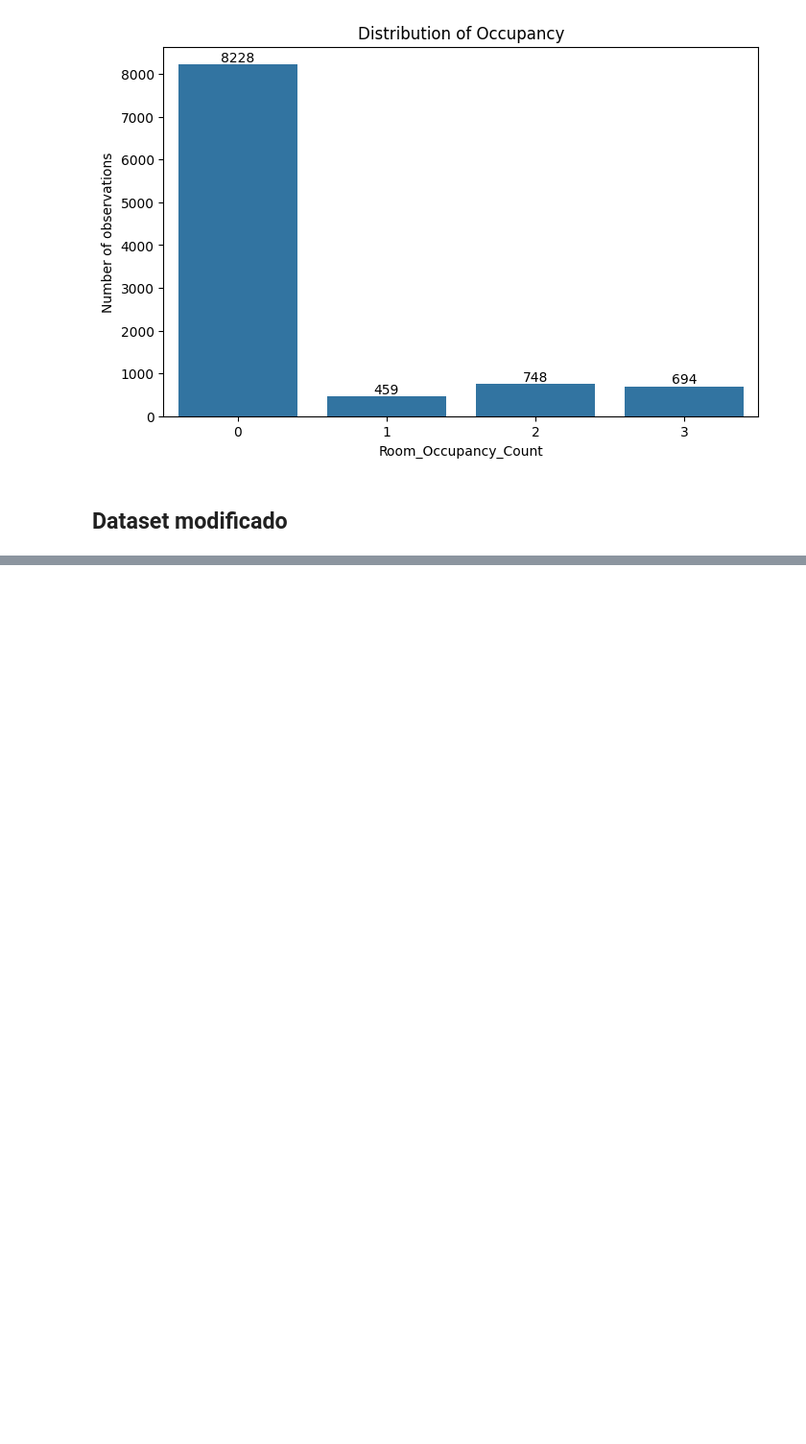
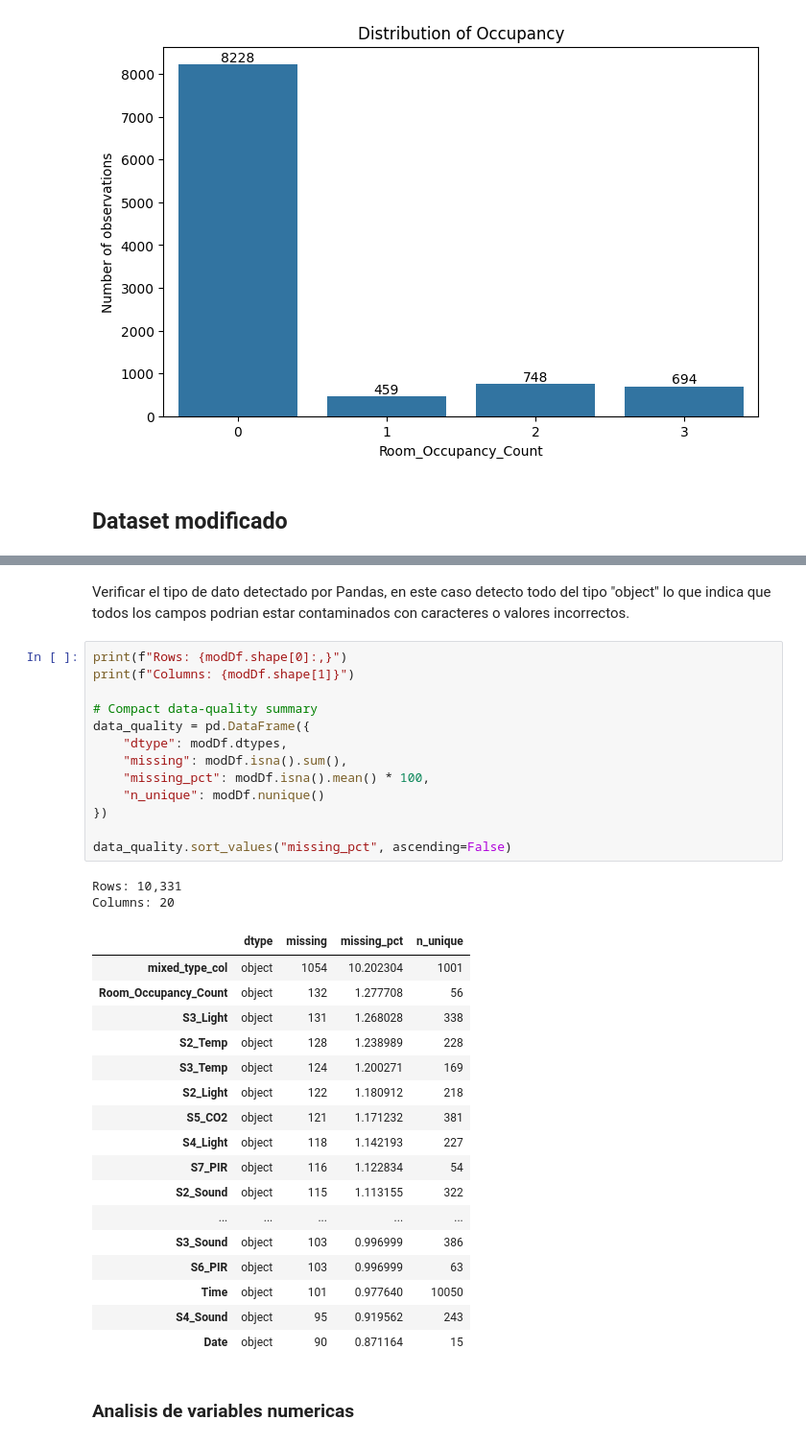
Before and after one commit to AngelBriFi/mlopsAct3, a Jupyter notebook: A03_A01796844.ipynb, the cells around one changed output, grey strips where cells are left out. Shown at 96% size. Saved outputs shown, nothing was run; the diff lists cells and outputs as text; blank space fills up the shorter version.

```diff
--- a/A03_A01796844.ipynb
+++ b/A03_A01796844.ipynb
@@ -214,3 +214,40 @@ ogDf.head()
 | 2 | 2017/12/22 | 10:50:42 | 25.0 | 24.75 | 24.5 | 25.44 | 121.0 | 34.0 | 53.0 | 40.0 | ... |
 | 3 | 2017/12/22 | 10:51:13 | 25.0 | 24.75 | 24.56 | 25.44 | 121.0 | 34.0 | 53.0 | 40.0 | ... |
 | 4 | 2017/12/22 | 10:51:44 | 25.0 | 24.75 | 24.56 | 25.44 | 121.0 | 34.0 | 54.0 | 40.0 | ... |
+# %% [markdown]
+Verificar el tipo de dato detectado por Pandas, en este caso detecto todo del tipo "object" lo que indica que todos los campos podrian estar contaminados con caracteres o valores incorrectos.
+# %%
+print(f"Rows: {modDf.shape[0]:,}")
+print(f"Columns: {modDf.shape[1]}")
+
+# Compact data-quality summary
+data_quality = pd.DataFrame({
+    "dtype": modDf.dtypes,
+    "missing": modDf.isna().sum(),
+    "missing_pct": modDf.isna().mean() * 100,
+    "n_unique": modDf.nunique()
+})
+
+data_quality.sort_values("missing_pct", ascending=False)
+# %% [output]
+Rows: 10,331
+Columns: 20
+|  | dtype | missing | missing_pct | n_unique |
+| mixed_type_col | object | 1054 | 10.202304 | 1001 |
+| Room_Occupancy_Count | object | 132 | 1.277708 | 56 |
+| S3_Light | object | 131 | 1.268028 | 338 |
+| S2_Temp | object | 128 | 1.238989 | 228 |
+| S3_Temp | object | 124 | 1.200271 | 169 |
+| S2_Light | object | 122 | 1.180912 | 218 |
+| S5_CO2 | object | 121 | 1.171232 | 381 |
+| S4_Light | object | 118 | 1.142193 | 227 |
+| S7_PIR | object | 116 | 1.122834 | 54 |
+| S2_Sound | object | 115 | 1.113155 | 322 |
+| ... | ... | ... | ... | ... |
+| S3_Sound | object | 103 | 0.996999 | 386 |
+| S6_PIR | object | 103 | 0.996999 | 63 |
+| Time | object | 101 | 0.977640 | 10050 |
+| S4_Sound | object | 95 | 0.919562 | 243 |
+| Date | object | 90 | 0.871164 | 15 |
+# %% [markdown]
+### Analisis de variables numericas
```
Also changed, not shown: parts of 15 cells of this notebook.
